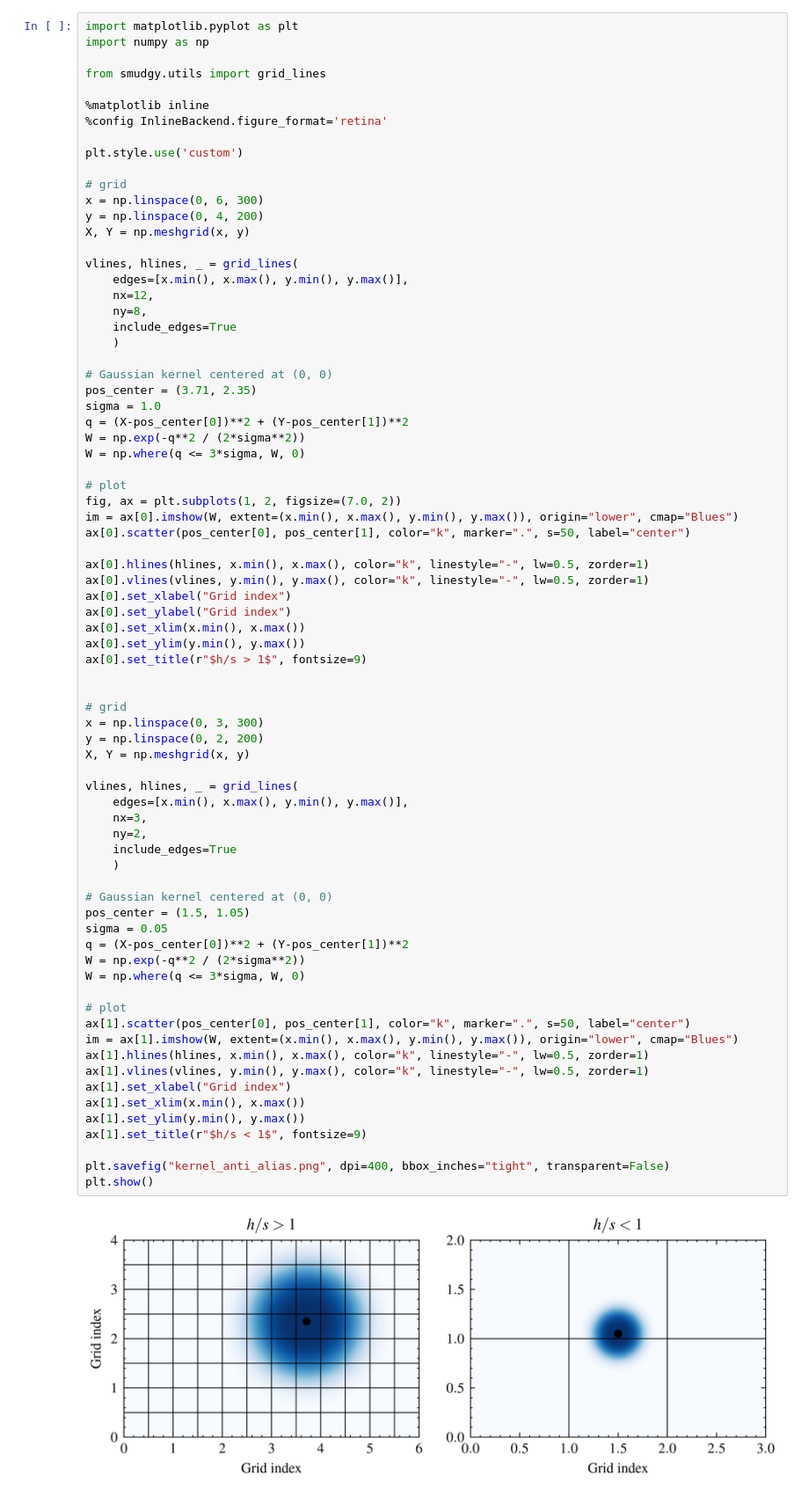
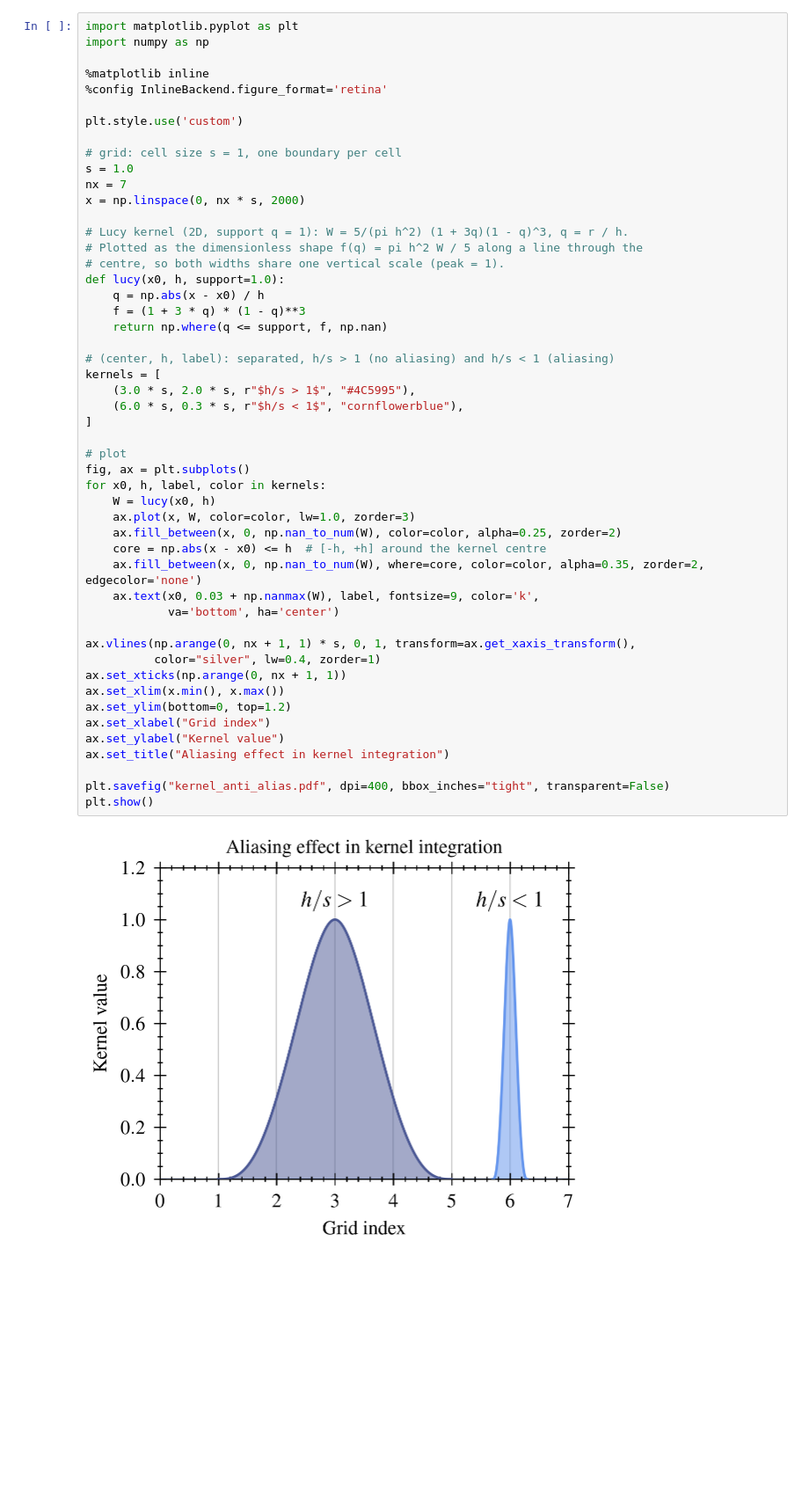
Before and after one commit to maurbe/smudgy, a Jupyter notebook: docs/src/kernel_anti_alias.ipynb, the cells around one changed output. Shown at 88% size. Drawn from its saved outputs; the diff is of its cells as text; blank space fills up the shorter version.

```diff
--- a/docs/src/kernel_anti_alias.ipynb
+++ b/docs/src/kernel_anti_alias.ipynb
@@ -1,80 +1,55 @@
 # %%
 import matplotlib.pyplot as plt
 import numpy as np
-
-from smudgy.utils import grid_lines
 
 %matplotlib inline
 %config InlineBackend.figure_format='retina'
 
 plt.style.use('custom')
 
-# grid
-x = np.linspace(0, 6, 300)
-y = np.linspace(0, 4, 200)
-X, Y = np.meshgrid(x, y)
+# grid: cell size s = 1, one boundary per cell
+s = 1.0
+nx = 7
+x = np.linspace(0, nx * s, 2000)
 
-vlines, hlines, _ = grid_lines(
-    edges=[x.min(), x.max(), y.min(), y.max()],
-    nx=12,
-    ny=8,
-    include_edges=True
-    )
+# Lucy kernel (2D, support q = 1): W = 5/(pi h^2) (1 + 3q)(1 - q)^3, q = r / h.
+# Plotted as the dimensionless shape f(q) = pi h^2 W / 5 along a line through the
+# centre, so both widths share one vertical scale (peak = 1).
+def lucy(x0, h, support=1.0):
+    q = np.abs(x - x0) / h
+    f = (1 + 3 * q) * (1 - q)**3
+    return np.where(q <= support, f, np.nan)
 
-# Gaussian kernel centered at (0, 0)
-pos_center = (3.71, 2.35)
-sigma = 1.0
-q = (X-pos_center[0])**2 + (Y-pos_center[1])**2
-W = np.exp(-q**2 / (2*sigma**2))
-W = np.where(q <= 3*sigma, W, 0)
+# (center, h, label): separated, h/s > 1 (no aliasing) and h/s < 1 (aliasing)
+kernels = [
+    (3.0 * s, 2.0 * s, r"$h/s > 1$", "#4C5995"),
+    (6.0 * s, 0.3 * s, r"$h/s < 1$", "cornflowerblue"),
+]
 
 # plot
-fig, ax = plt.subplots(1, 2, figsize=(7.0, 2))
-im = ax[0].imshow(W, extent=(x.min(), x.max(), y.min(), y.max()), origin="lower", cmap="Blues")
-ax[0].scatter(pos_center[0], pos_center[1], color="k", marker=".", s=50, label="center")
+fig, ax = plt.subplots()
+for x0, h, label, color in kernels:
+    W = lucy(x0, h)
+    ax.plot(x, W, color=color, lw=1.0, zorder=3)
+    ax.fill_between(x, 0, np.nan_to_num(W), color=color, alpha=0.25, zorder=2)
+    core = np.abs(x - x0) <= h  # [-h, +h] around the kernel centre
+    ax.fill_between(x, 0, np.nan_to_num(W), where=core, color=color, alpha=0.35, zorder=2, edgecolor='none')
+    ax.text(x0, 0.03 + np.nanmax(W), label, fontsize=9, color='k',
+            va='bottom', ha='center')
 
-ax[0].hlines(hlines, x.min(), x.max(), color="k", linestyle="-", lw=0.5, zorder=1)
-ax[0].vlines(vlines, y.min(), y.max(), color="k", linestyle="-", lw=0.5, zorder=1)
-ax[0].set_xlabel("Grid index")
-ax[0].set_ylabel("Grid index")
-ax[0].set_xlim(x.min(), x.max())
-ax[0].set_ylim(y.min(), y.max())
-ax[0].set_title(r"$h/s > 1$", fontsize=9)
+ax.vlines(np.arange(0, nx + 1, 1) * s, 0, 1, transform=ax.get_xaxis_transform(),
+          color="silver", lw=0.4, zorder=1)
+ax.set_xticks(np.arange(0, nx + 1, 1))
+ax.set_xlim(x.min(), x.max())
+ax.set_ylim(bottom=0, top=1.2)
+ax.set_xlabel("Grid index")
+ax.set_ylabel("Kernel value")
+ax.set_title("Aliasing effect in kernel integration")
 
-
-# grid
-x = np.linspace(0, 3, 300)
-y = np.linspace(0, 2, 200)
-X, Y = np.meshgrid(x, y)
-
-vlines, hlines, _ = grid_lines(
-    edges=[x.min(), x.max(), y.min(), y.max()],
-    nx=3,
-    ny=2,
-    include_edges=True
-    )
-
-# Gaussian kernel centered at (0, 0)
-pos_center = (1.5, 1.05)
-sigma = 0.05
-q = (X-pos_center[0])**2 + (Y-pos_center[1])**2
-W = np.exp(-q**2 / (2*sigma**2))
-W = np.where(q <= 3*sigma, W, 0)
-
-# plot
-ax[1].scatter(pos_center[0], pos_center[1], color="k", marker=".", s=50, label="center")
-im = ax[1].imshow(W, extent=(x.min(), x.max(), y.min(), y.max()), origin="lower", cmap="Blues")
-ax[1].hlines(hlines, x.min(), x.max(), color="k", linestyle="-", lw=0.5, zorder=1)
-ax[1].vlines(vlines, y.min(), y.max(), color="k", linestyle="-", lw=0.5, zorder=1)
-ax[1].set_xlabel("Grid index")
-ax[1].set_xlim(x.min(), x.max())
-ax[1].set_ylim(y.min(), y.max())
-ax[1].set_title(r"$h/s < 1$", fontsize=9)
-
-plt.savefig("kernel_anti_alias.png", dpi=400, bbox_inches="tight", transparent=False)
+plt.savefig("kernel_anti_alias.pdf", dpi=400, bbox_inches="tight", transparent=False)
 plt.show()
 # %% [output]
-[figure, old version]
+[figure, new version]
 # %%
 """
 Standalone script: build and visualize the 2D adaptive kernel sample grid
```
Also changed, not shown: parts of 1 cell of this notebook, 7 other files.
